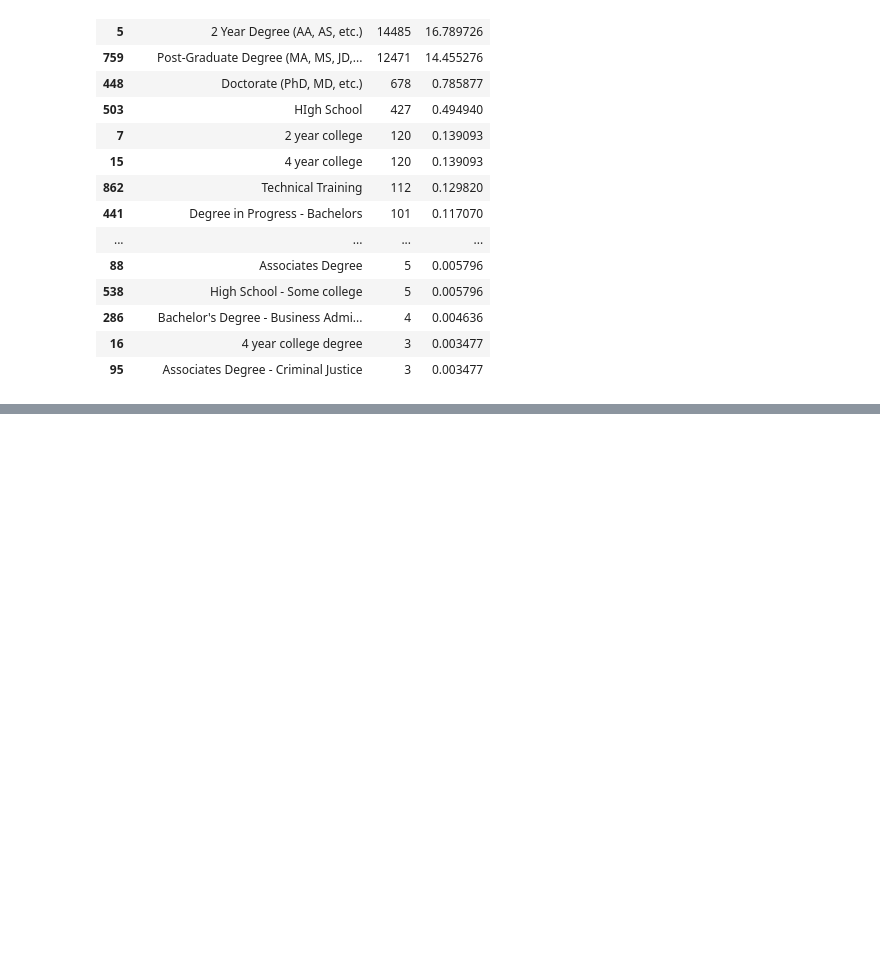
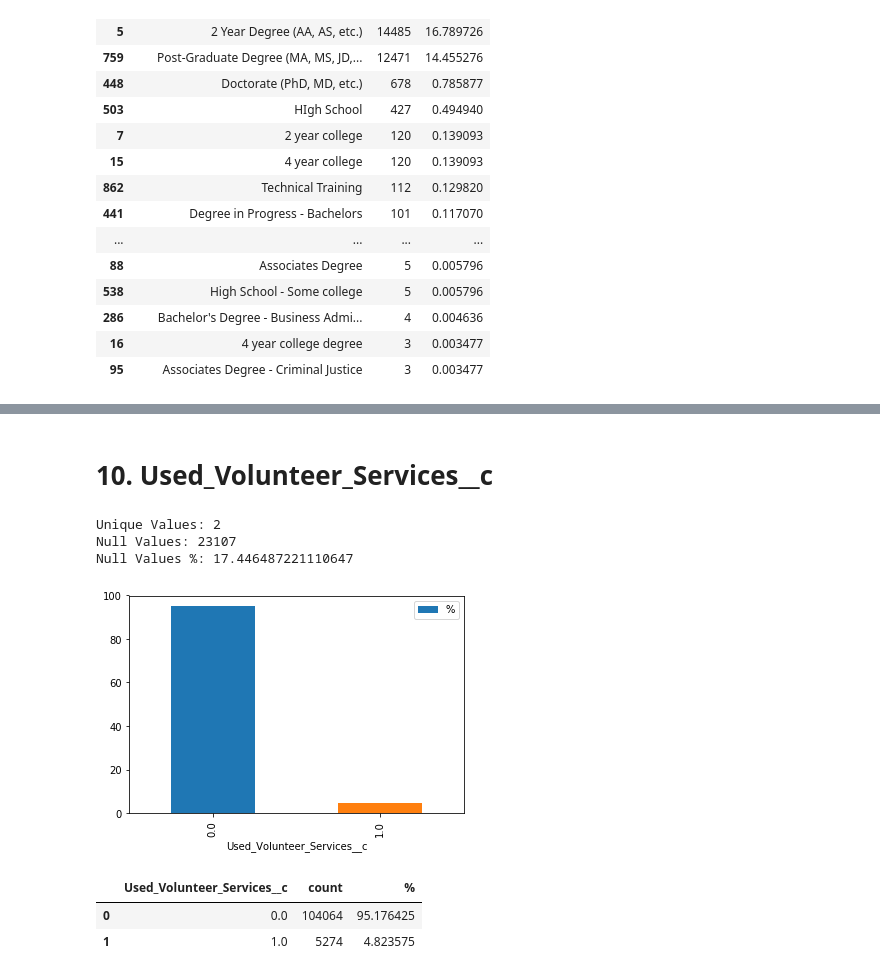
Before and after one commit to iAlhasan/DSP-Project, a Jupyter notebook: 01-DSP-Data Dictionary.ipynb, the cells around one changed output, grey strips where cells are left out. Drawn from its saved outputs; the diff is of its cells as text; code cells hidden in the pictures; blank space fills up the shorter version.

```diff
--- a/01-DSP-Data Dictionary.ipynb
+++ b/01-DSP-Data Dictionary.ipynb
@@ -226,0 +239,12 @@ Null Values %: 34.86126316584242
+# %% [markdown]
+# 10. Used_Volunteer_Services__c
+# %%
+summary('Used_Volunteer_Services__c')
+# %% [output]
+Unique Values: 2
+Null Values: 23107
+Null Values %: 17.446487221110647
+[figure, added]
+|  | Used_Volunteer_Services__c | count | % |
+| 0 | 0.0 | 104064 | 95.176425 |
+| 1 | 1.0 | 5274 | 4.823575 |
```
Also changed, not shown: parts of 36 cells of this notebook.
